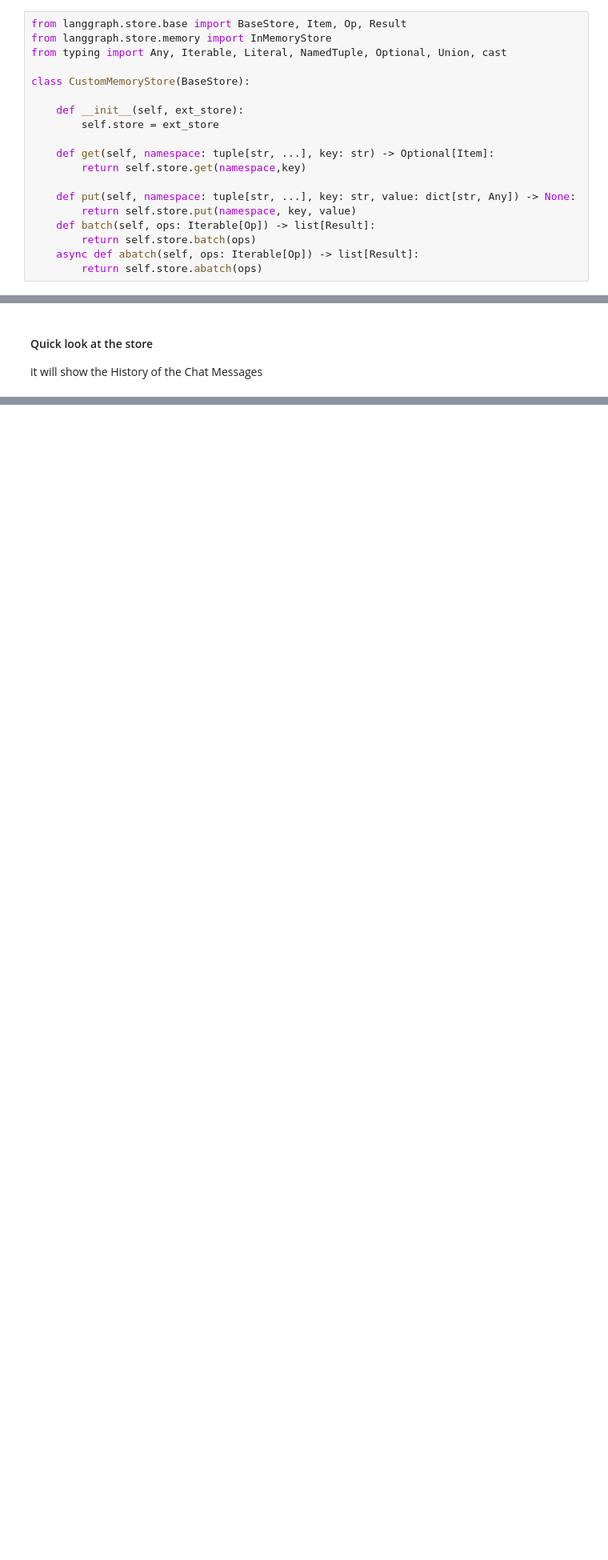
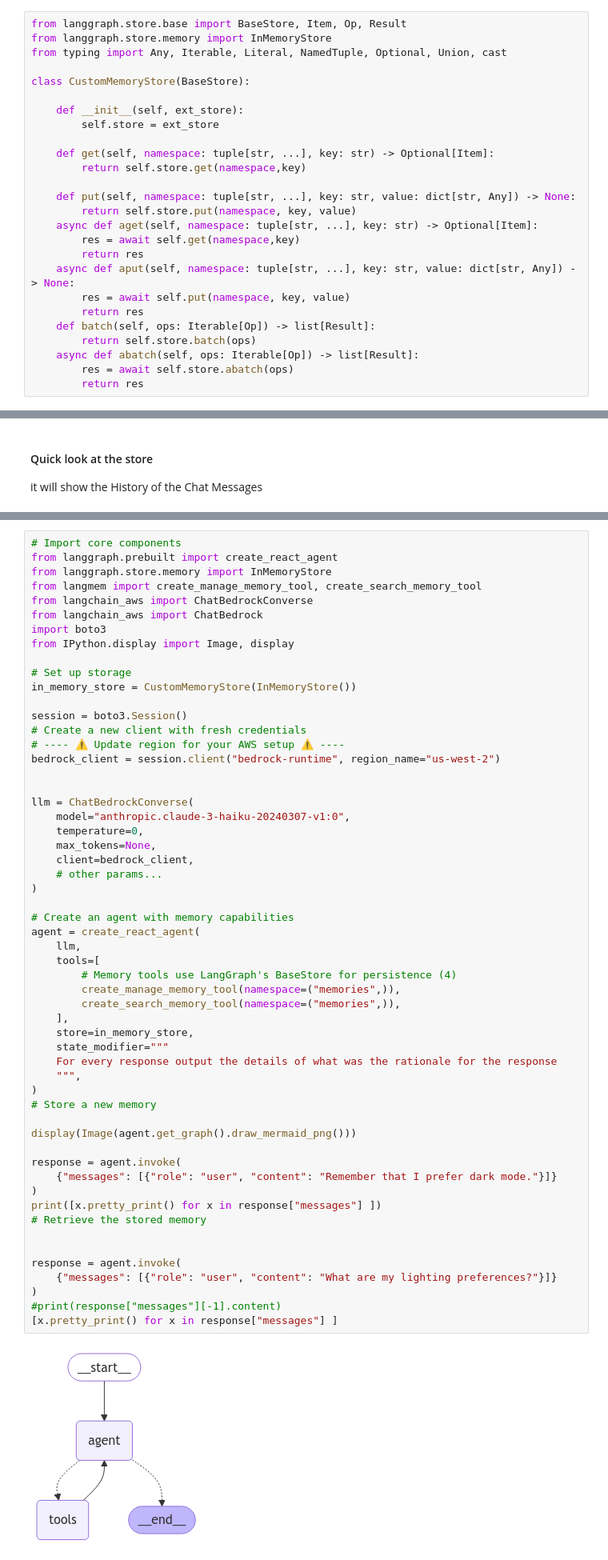
Before and after one commit to juanbonillat/aim323_build_agents_with_bedrock_oss, a Jupyter notebook: 02_travel_planner_with_langgraph.ipynb, the cells around one changed output, grey strips where cells are left out. Shown at 80% size. Saved outputs shown, nothing was run; the diff lists cells and outputs as text; blank space fills up the shorter version.

Commit message:
Added Langmemory to this

```diff
--- a/02_travel_planner_with_langgraph.ipynb
+++ b/02_travel_planner_with_langgraph.ipynb
@@ -307,10 +366,17 @@ class CustomMemoryStore(BaseStore):
 
     def put(self, namespace: tuple[str, ...], key: str, value: dict[str, Any]) -> None:
         return self.store.put(namespace, key, value)
+    async def aget(self, namespace: tuple[str, ...], key: str) -> Optional[Item]:
+        res = await self.get(namespace,key)
+        return res
+    async def aput(self, namespace: tuple[str, ...], key: str, value: dict[str, Any]) -> None:
+        res = await self.put(namespace, key, value)
+        return res
     def batch(self, ops: Iterable[Op]) -> list[Result]:
         return self.store.batch(ops)
     async def abatch(self, ops: Iterable[Op]) -> list[Result]:
-        return self.store.abatch(ops)
+        res = await self.store.abatch(ops)
+        return res
 # %% [markdown]
 #### Quick look at how to use this store
 # %%
@@ -510,0 +848,58 @@ Please proceed to the next lab
+# %%
+# Import core components
+from langgraph.prebuilt import create_react_agent
+from langgraph.store.memory import InMemoryStore
+from langmem import create_manage_memory_tool, create_search_memory_tool
+from langchain_aws import ChatBedrockConverse
+from langchain_aws import ChatBedrock
+import boto3
+from IPython.display import Image, display
+
+# Set up storage
+in_memory_store = CustomMemoryStore(InMemoryStore())
+
+session = boto3.Session()
+# Create a new client with fresh credentials
+# ---- ⚠️ Update region for your AWS setup ⚠️ ----
+bedrock_client = session.client("bedrock-runtime", region_name="us-west-2")
+
+
+llm = ChatBedrockConverse(
+    model="anthropic.claude-3-haiku-20240307-v1:0",
+    temperature=0,
+    max_tokens=None,
+    client=bedrock_client,
+    # other params...
+)
+
+# Create an agent with memory capabilities
+agent = create_react_agent(
+    llm,
+    tools=[
+        # Memory tools use LangGraph's BaseStore for persistence (4)
+        create_manage_memory_tool(namespace=("memories",)),
+        create_search_memory_tool(namespace=("memories",)),
+    ],
+    store=in_memory_store,
+    state_modifier="""
+    For every response output the details of what was the rationale for the response
+    """,
+)
+# Store a new memory
+
+display(Image(agent.get_graph().draw_mermaid_png()))
+
+response = agent.invoke(
+    {"messages": [{"role": "user", "content": "Remember that I prefer dark mode."}]}
+)
+print([x.pretty_print() for x in response["messages"] ])
+# Retrieve the stored memory
+
+
+response = agent.invoke(
+    {"messages": [{"role": "user", "content": "What are my lighting preferences?"}]}
+)
+#print(response["messages"][-1].content)
+[x.pretty_print() for x in response["messages"] ]
+# %% [output]
+[figure, added]
```
Also changed, not shown: parts of 59 cells of this notebook.
